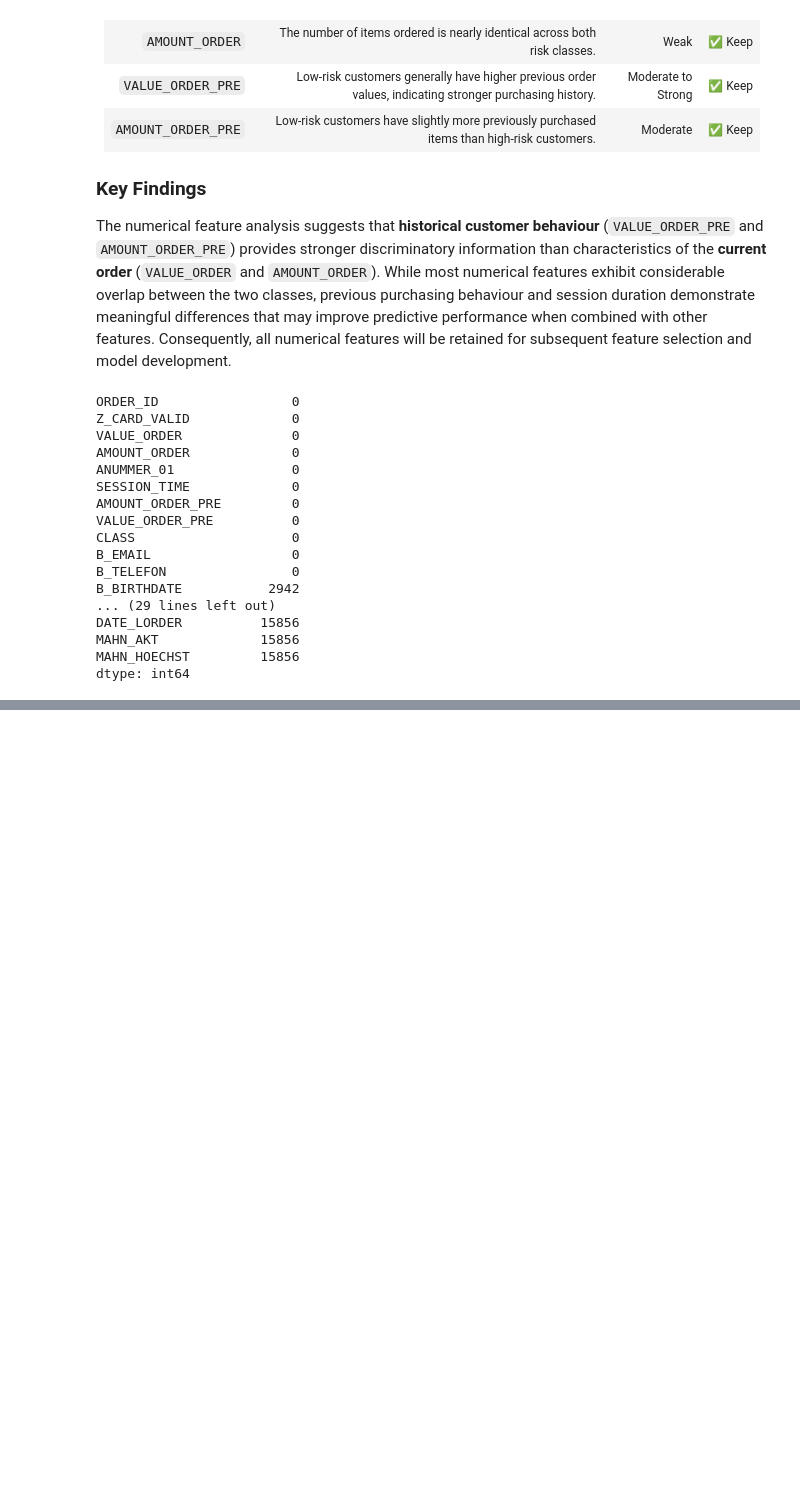
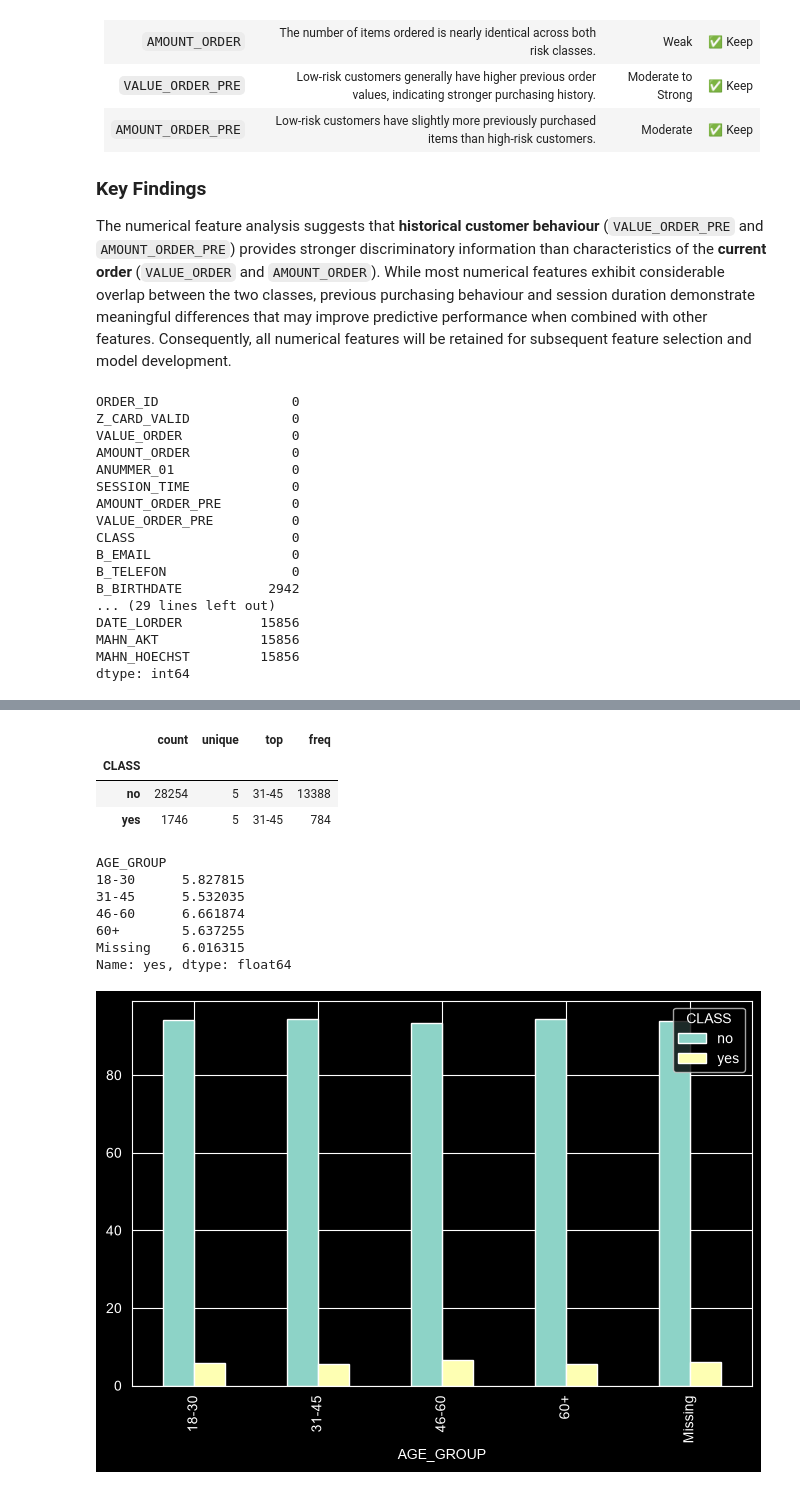
Before and after one commit to IdayatSanni/order-risk-scoring-model, a Jupyter notebook: data_eda.ipynb, the cells around one changed output, grey strips where cells are left out. Saved outputs shown, nothing was run; the diff lists cells and outputs as text; code cells hidden in the pictures; blank space fills up the shorter version.

```diff
--- a/data_eda.ipynb
+++ b/data_eda.ipynb
@@ -929,0 +956,47 @@ dtype: int64
+# %%
+# Creating an AGE Group column
+df1["AGE_GROUP"] = pd.cut(
+    df1["AGE"],
+    bins=[0,18,30,45,60,100],
+    labels=["<18","18-30","31-45","46-60","60+"]
+)
+
+# Filling the missing values with missing
+df1["AGE_GROUP"] = (
+    df1["AGE_GROUP"]
+    .cat.add_categories("Missing")
+    .fillna("Missing")
+)
+agegroup_class_chart = (
+    pd.crosstab(
+        df1["AGE_GROUP"],
+        df1["CLASS"],
+        normalize="index"
+    ) * 100
+).round(2)
+
+agegroup_class_chart.plot(kind="bar", figsize=(8,5))
+
+# display class and age group statistics
+display(df1.groupby("CLASS")["AGE_GROUP"].describe())
+(
+    pd.crosstab(
+        df1["AGE_GROUP"],
+        df1["CLASS"],
+        normalize="index"
+    )
+    .mul(100)["yes"]
+)
+# %% [output]
+|  | count | unique | top | freq |
+| CLASS |  |  |  |  |
+| no | 28254 | 5 | 31-45 | 13388 |
+| yes | 1746 | 5 | 31-45 | 784 |
+AGE_GROUP
+18-30      5.827815
+31-45      5.532035
+46-60      6.661874
+60+        5.637255
+Missing    6.016315
+Name: yes, dtype: float64
+[figure, added]
```
Also changed, not shown: parts of 22 cells of this notebook.
